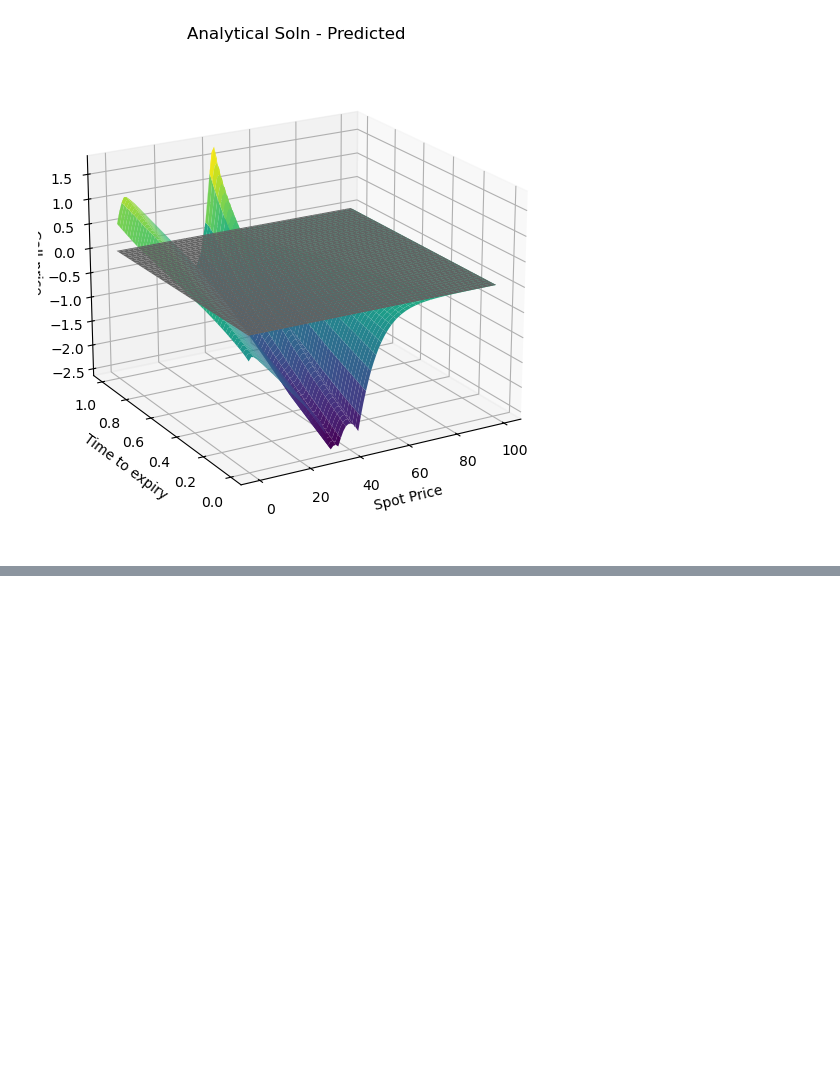
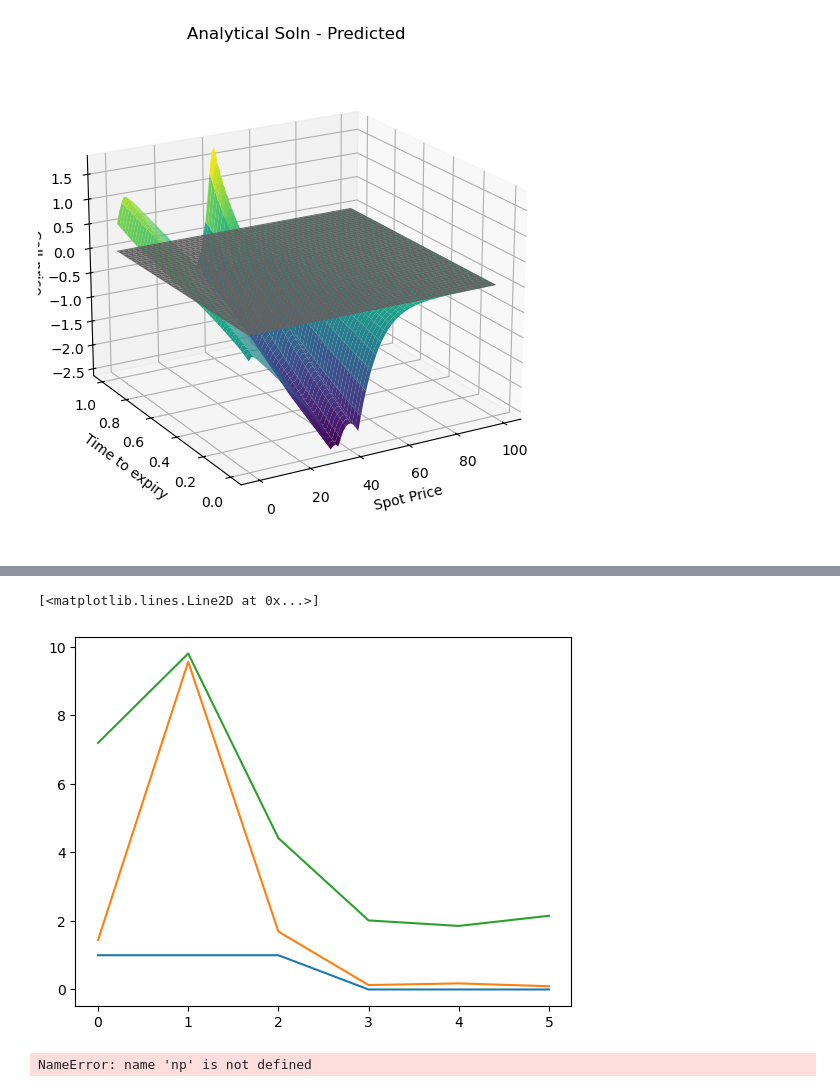
Before and after one commit to SigurdHuse/master_project, a Jupyter notebook: plotting.ipynb, the cells around one changed output, grey strips where cells are left out. Saved outputs shown, nothing was run; the diff lists cells and outputs as text; code cells hidden in the pictures; blank space fills up the shorter version.

```diff
--- a/plotting.ipynb
+++ b/plotting.ipynb
@@ -211,3 +211,5 @@ for cur in ["lr_1", "lr_2", "lr_3", "lr_4"]:
 [interactive output not drawn]
 [interactive output not drawn]
 [interactive output not drawn]
+# %%
+X = np.load("results/average_lambdas_test.npy")
@@ -213,0 +231,13 @@ for cur in ["lr_1", "lr_2", "lr_3", "lr_4"]:
+# %%
+plt.plot(X[:, 0])
+plt.plot(X[:, 1])
+plt.plot(X[:, 2])
+#plt.plot(X[0, ::1000] + X[1, ::1000])
+#plt.yscale("log")
+# %% [output]
+[<matplotlib.lines.Line2D at 0x...>]
+[figure, added]
+# %%
+np.min(X[0, ::1000] - X[1, ::1000])
+# %% [output]
+NameError: name 'np' is not defined
```
Also changed, not shown: parts of 3 cells of this notebook, 23 other files.
